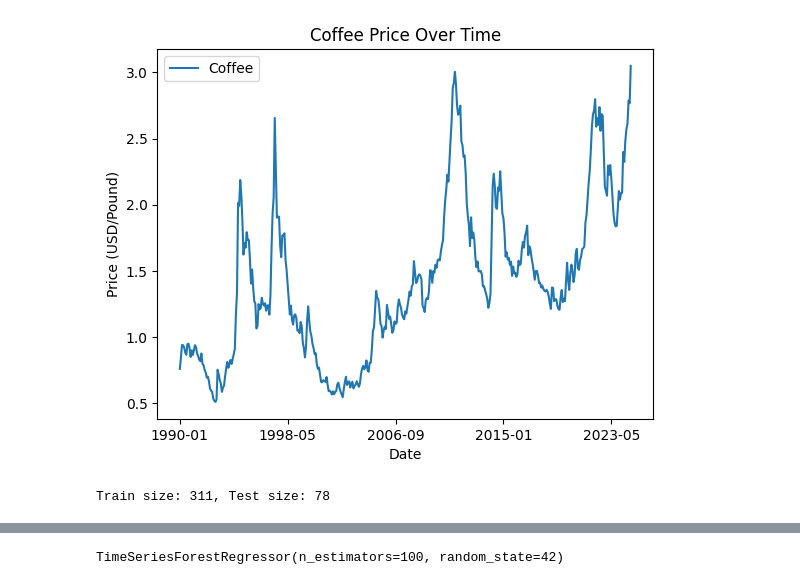
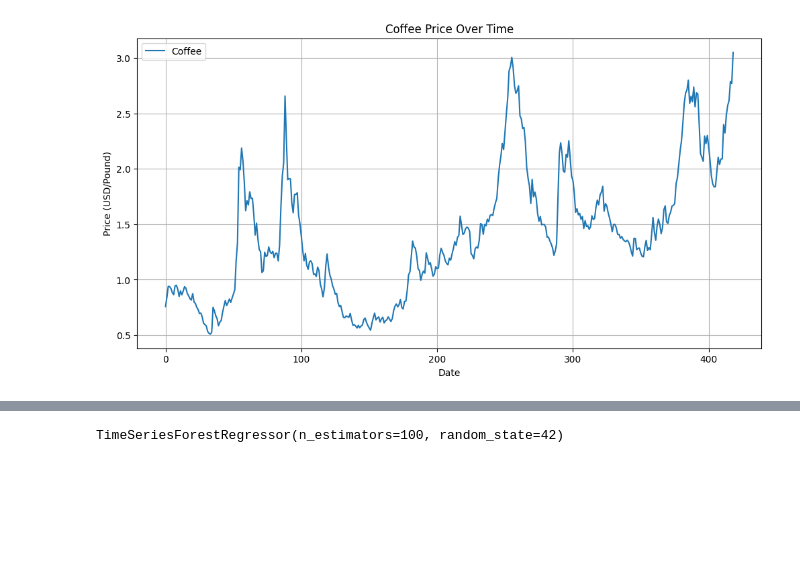
Before and after one commit to NicolasMSalas/eco395m_ml_coffee_trees, a Jupyter notebook: code/rand_forest.ipynb, the cells around one changed output, grey strips where cells are left out. Cells and saved outputs as stored; diff of their text form; code cells hidden in the pictures; blank space fills up the shorter version.

```diff
--- a/code/rand_forest.ipynb
+++ b/code/rand_forest.ipynb
@@ -14,5 +16,6 @@ notebook_dir = os.path.dirname(os.path.abspath("__file__"))
 csv_path = os.path.join(notebook_dir, '..', 'clean_data', 'main_df_clean.csv')
 # %%
 merged_df = pd.read_csv(csv_path)
+merged_df = merged_df.drop(columns=['Date'])
 merged_df
 # %% [output]
@@ -32,7 +35,8 @@ merged_df
 # %%
-merged_df.plot(x='Date', y='Coffee', title='Coffee Price Over Time')
+merged_df.plot(y='Coffee', title='Coffee Price Over Time', figsize=(12, 6))
 plt.xlabel('Date')
 plt.ylabel('Price (USD/Pound)')
+plt.grid(True)
 plt.show()
 # %% [output]
-[figure, old version]
+[figure, new version]
@@ -56,6 +42,0 @@ y = np.array(y)
-# %%
-X_train, X_test, y_train, y_test = temporal_train_test_split(y, X=X, test_size=0.2)
-
-print(f"Train size: {len(X_train)}, Test size: {len(X_test)}")
-# %% [output]
-Train size: 311, Test size: 78
```
Also changed, not shown: parts of 8 cells of this notebook.
